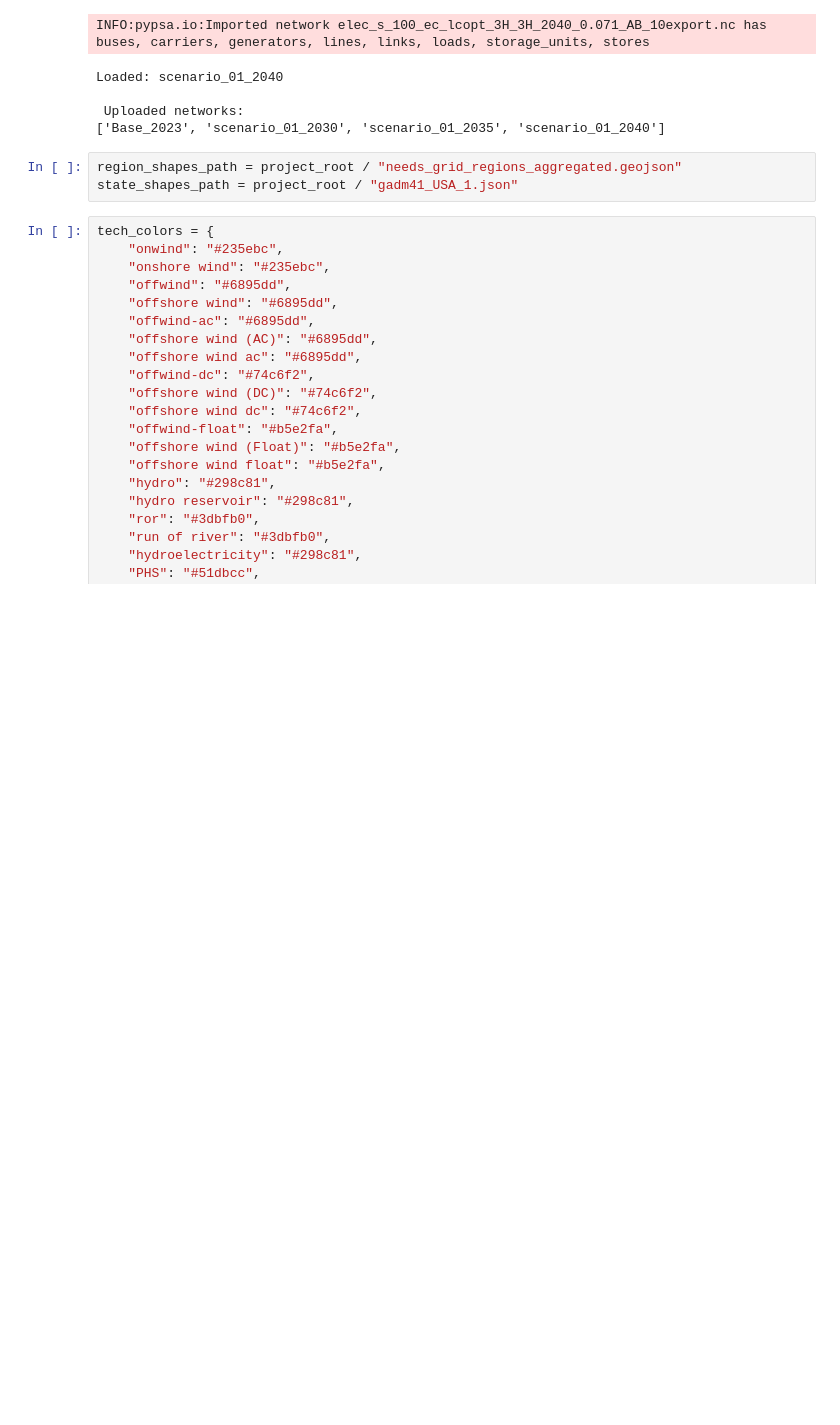
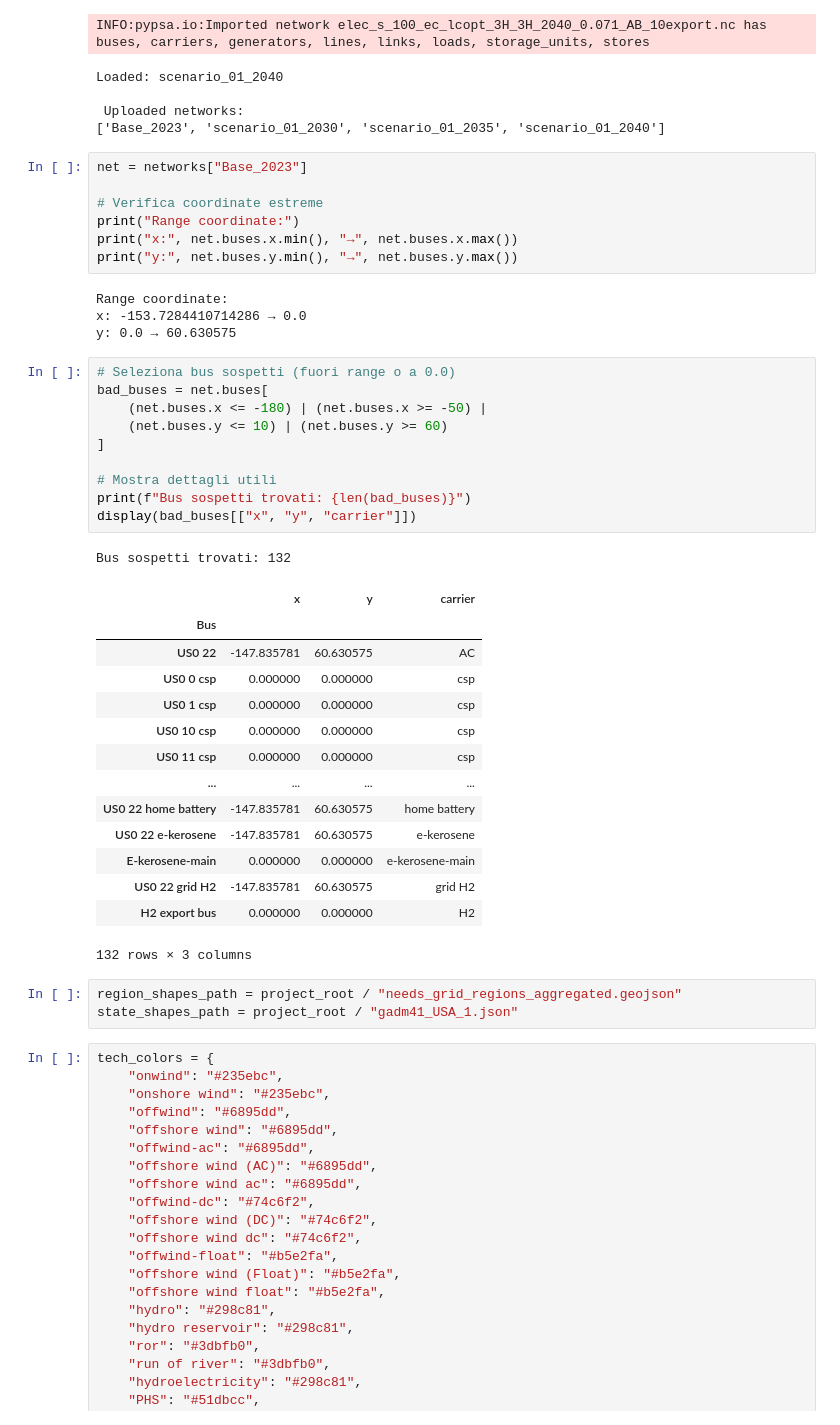
Before and after one commit to open-energy-transition/efuels-supply-potentials, a Jupyter notebook: notebooks/scenario_analysis.ipynb, the cells around one changed output. Drawn from its saved outputs; the diff is of its cells as text; blank space fills up the shorter version.

```diff
--- a/notebooks/scenario_analysis.ipynb
+++ b/notebooks/scenario_analysis.ipynb
@@ -118,6 +120,43 @@ Loaded: scenario_01_2040
 
  Uploaded networks:
 ['Base_2023', 'scenario_01_2030', 'scenario_01_2035', 'scenario_01_2040']
+# %%
+net = networks["Base_2023"]
+
+# Verifica coordinate estreme
+print("Range coordinate:")
+print("x:", net.buses.x.min(), "→", net.buses.x.max())
+print("y:", net.buses.y.min(), "→", net.buses.y.max())
+# %% [output]
+Range coordinate:
+x: -153.7284410714286 → 0.0
+y: 0.0 → 60.630575
+# %%
+# Seleziona bus sospetti (fuori range o a 0.0)
+bad_buses = net.buses[
+    (net.buses.x <= -180) | (net.buses.x >= -50) |
+    (net.buses.y <= 10) | (net.buses.y >= 60)
+]
+
+# Mostra dettagli utili
+print(f"Bus sospetti trovati: {len(bad_buses)}")
+display(bad_buses[["x", "y", "carrier"]])
+# %% [output]
+Bus sospetti trovati: 132
+|  | x | y | carrier |
+| Bus |  |  |  |
+| US0 22 | -147.835781 | 60.630575 | AC |
+| US0 0 csp | 0.000000 | 0.000000 | csp |
+| US0 1 csp | 0.000000 | 0.000000 | csp |
+| US0 10 csp | 0.000000 | 0.000000 | csp |
+| US0 11 csp | 0.000000 | 0.000000 | csp |
+| ... | ... | ... | ... |
+| US0 22 home battery | -147.835781 | 60.630575 | home battery |
+| US0 22 e-kerosene | -147.835781 | 60.630575 | e-kerosene |
+| E-kerosene-main | 0.000000 | 0.000000 | e-kerosene-main |
+| US0 22 grid H2 | -147.835781 | 60.630575 | grid H2 |
+| H2 export bus | 0.000000 | 0.000000 | H2 |
+132 rows × 3 columns
 # %%
 region_shapes_path = project_root / "needs_grid_regions_aggregated.geojson"
 state_shapes_path = project_root / "gadm41_USA_1.json"
```
Also changed, not shown: parts of 5 cells of this notebook.
